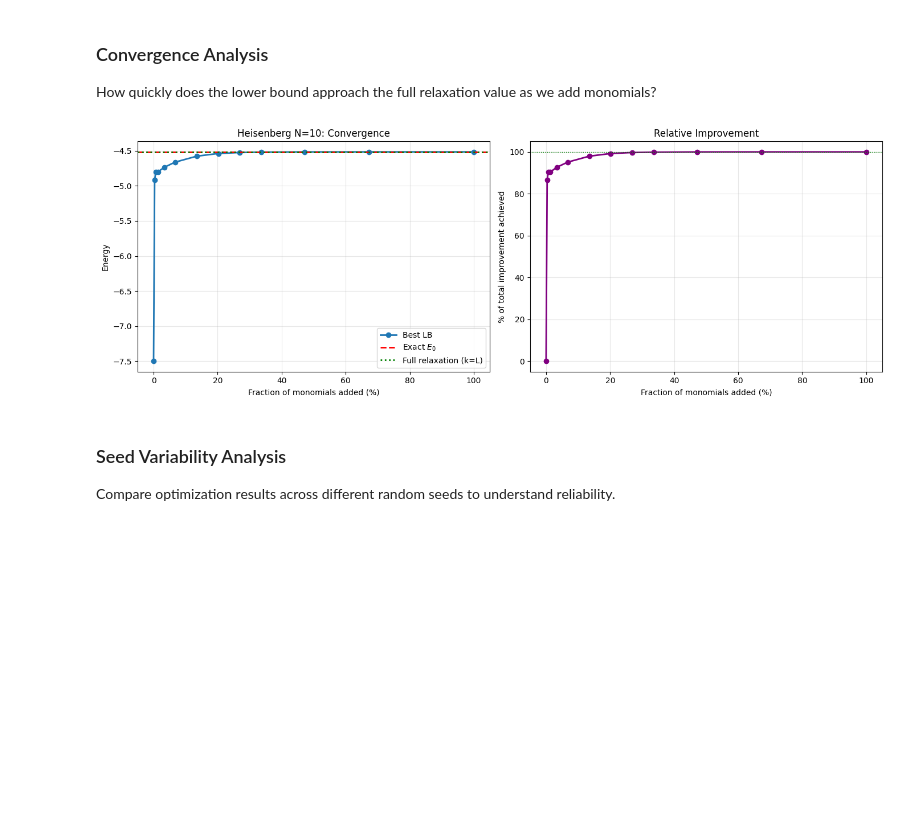
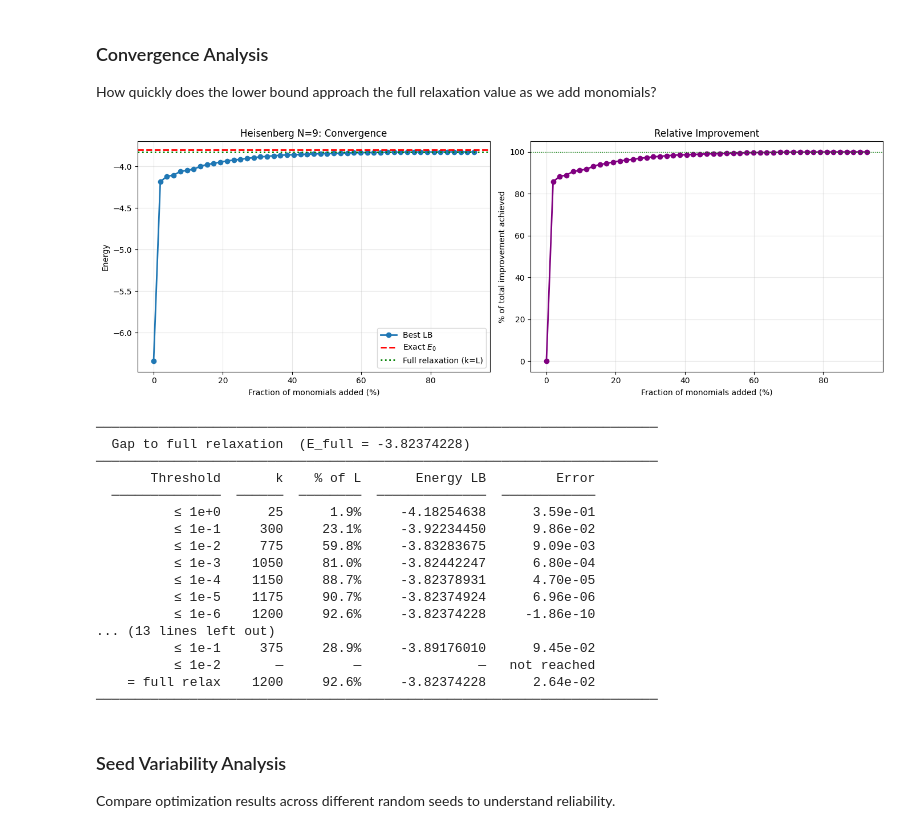
Before and after one commit to Ciscone7/OptimalMomentsNPA, a Jupyter notebook: workflow_demo.ipynb, the cells around one changed output. Cells and saved outputs as stored; diff of their text form; code cells hidden in the pictures; blank space fills up the shorter version.

```diff
--- a/workflow_demo.ipynb
+++ b/workflow_demo.ipynb
@@ -377,18 +377,35 @@ How quickly does the lower bound approach the full relaxation value as we add mo
 # %%
 # Plot convergence: normalized improvement vs fraction of monomials
 from plots import plot_optimization_convergence
 
 _ = plot_optimization_convergence(
     model="heisenberg",
-    N=10,
+    N=9,
     boundary="periodic",
     start_level=1,
-    end_level=2,
+    #end_level=4,
     end_basis="heisenberg_simple",
     method="pt",
 )
 # %% [output]
-[figure, old version]
+[figure, new version]
+────────────────────────────────────────────────────────────────────────
+  Gap to full relaxation  (E_full = -3.82374228)
+────────────────────────────────────────────────────────────────────────
+       Threshold       k    % of L       Energy LB         Error
+  ──────────────  ──────  ────────  ──────────────  ────────────
+          ≤ 1e+0      25      1.9%     -4.18254638      3.59e-01
+          ≤ 1e-1     300     23.1%     -3.92234450      9.86e-02
+          ≤ 1e-2     775     59.8%     -3.83283675      9.09e-03
+          ≤ 1e-3    1050     81.0%     -3.82442247      6.80e-04
+          ≤ 1e-4    1150     88.7%     -3.82378931      4.70e-05
+          ≤ 1e-5    1175     90.7%     -3.82374924      6.96e-06
+          ≤ 1e-6    1200     92.6%     -3.82374228     -1.86e-10
+... (13 lines left out)
+          ≤ 1e-1     375     28.9%     -3.89176010      9.45e-02
+          ≤ 1e-2       —         —               —   not reached
+    = full relax    1200     92.6%     -3.82374228      2.64e-02
+────────────────────────────────────────────────────────────────────────
 # %% [markdown]
 ### Seed Variability Analysis
 
```
Also changed, not shown: parts of 8 cells of this notebook, 1 other file.
